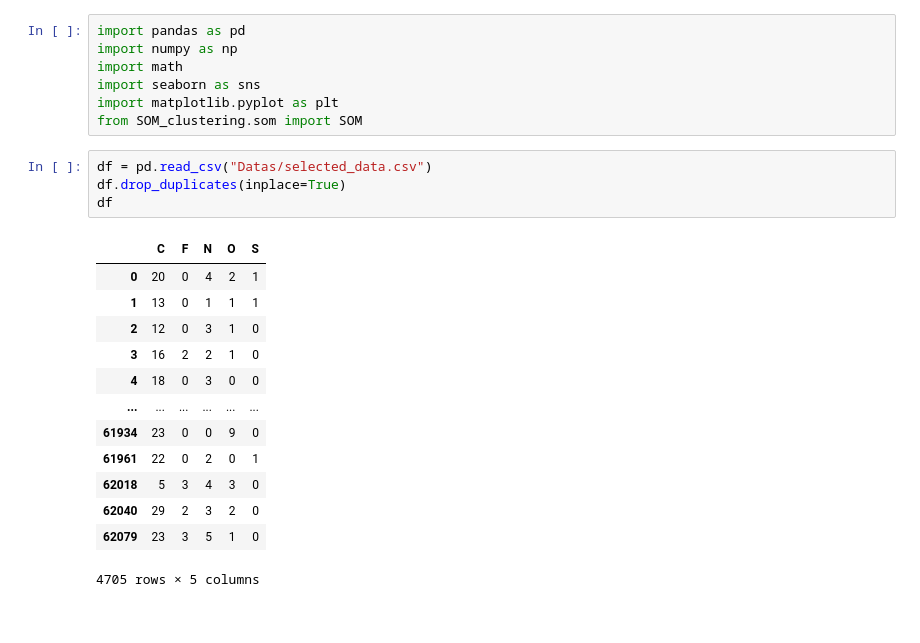
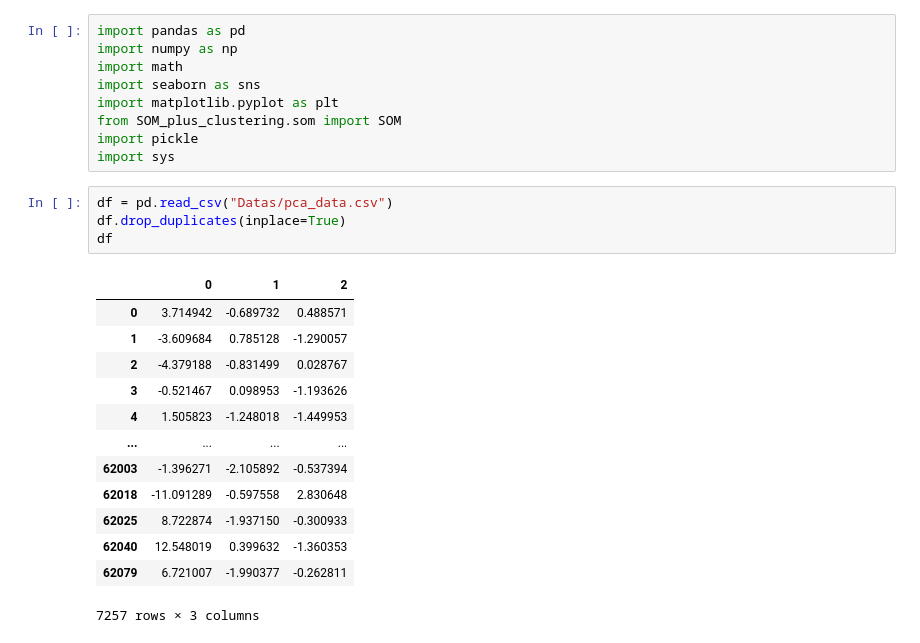
Before and after one commit to Evintkoo/Functional-Group-Analysis, a Jupyter notebook: Elements/3-clustering.ipynb, the cells around one changed output. Drawn from its saved outputs; the diff is of its cells as text.

```diff
--- a/Elements/3-clustering.ipynb
+++ b/Elements/3-clustering.ipynb
@@ -4,22 +4,24 @@ import numpy as np
 import math
 import seaborn as sns
 import matplotlib.pyplot as plt
-from SOM_clustering.som import SOM
+from SOM_plus_clustering.som import SOM
+import pickle
+import sys
 # %%
-df = pd.read_csv("Datas/selected_data.csv")
+df = pd.read_csv("Datas/pca_data.csv")
 df.drop_duplicates(inplace=True)
 df
 # %% [output]
-|  | C | F | N | O | S |
-| 0 | 20 | 0 | 4 | 2 | 1 |
-| 1 | 13 | 0 | 1 | 1 | 1 |
-| 2 | 12 | 0 | 3 | 1 | 0 |
-| 3 | 16 | 2 | 2 | 1 | 0 |
-| 4 | 18 | 0 | 3 | 0 | 0 |
-| ... | ... | ... | ... | ... | ... |
-| 61934 | 23 | 0 | 0 | 9 | 0 |
-| 61961 | 22 | 0 | 2 | 0 | 1 |
-| 62018 | 5 | 3 | 4 | 3 | 0 |
-| 62040 | 29 | 2 | 3 | 2 | 0 |
-| 62079 | 23 | 3 | 5 | 1 | 0 |
+|  | 0 | 1 | 2 |
+| 0 | 3.714942 | -0.689732 | 0.488571 |
+| 1 | -3.609684 | 0.785128 | -1.290057 |
+| 2 | -4.379188 | -0.831499 | 0.028767 |
+| 3 | -0.521467 | 0.098953 | -1.193626 |
+| 4 | 1.505823 | -1.248018 | -1.449953 |
+| ... | ... | ... | ... |
+| 62003 | -1.396271 | -2.105892 | -0.537394 |
+| 62018 | -11.091289 | -0.597558 | 2.830648 |
+| 62025 | 8.722874 | -1.937150 | -0.300933 |
+| 62040 | 12.548019 | 0.399632 | -1.360353 |
+| 62079 | 6.721007 | -1.990377 | -0.262811 |
-4705 rows × 5 columns
+7257 rows × 3 columns
```
Also changed, not shown: parts of 8 cells of this notebook, 24 other files.
